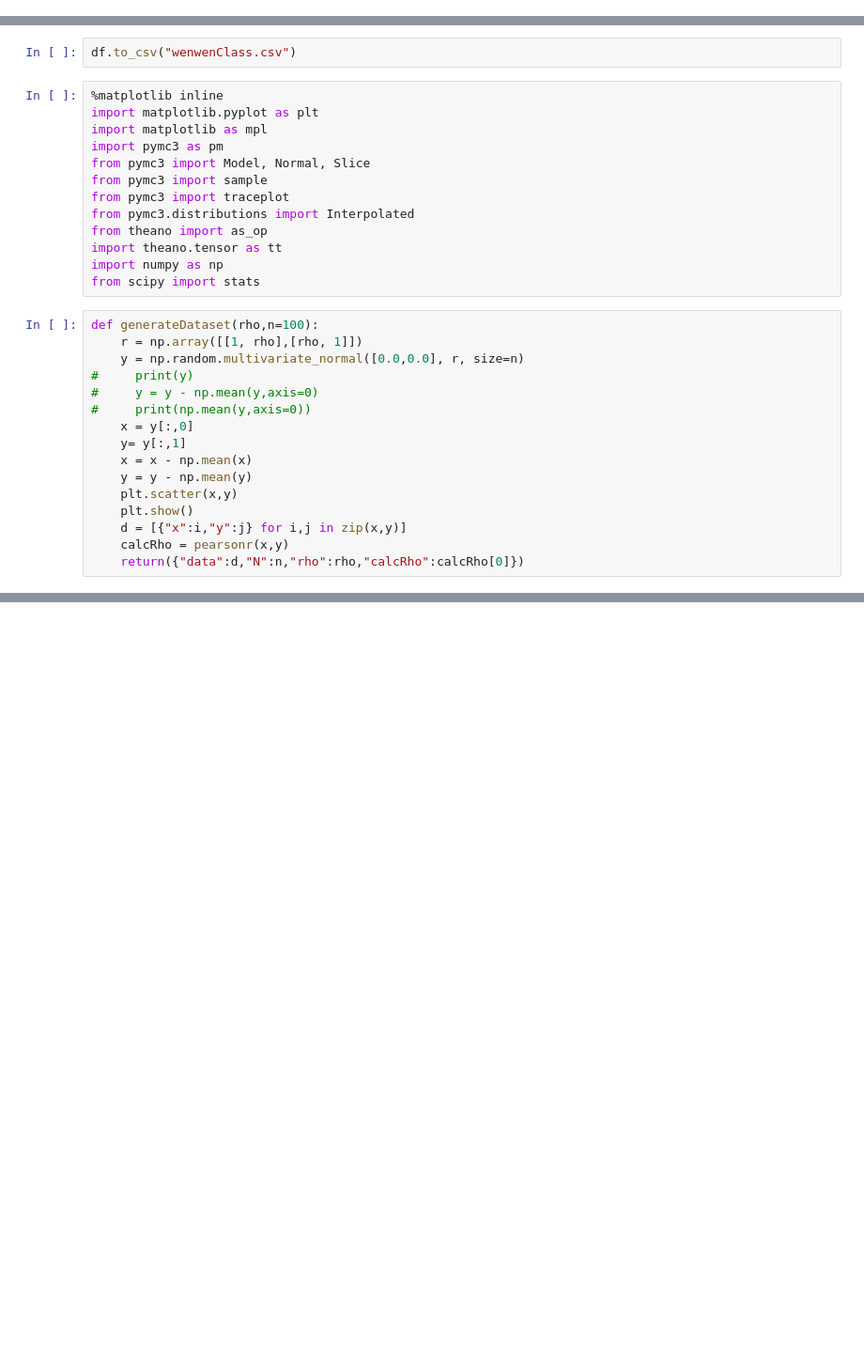
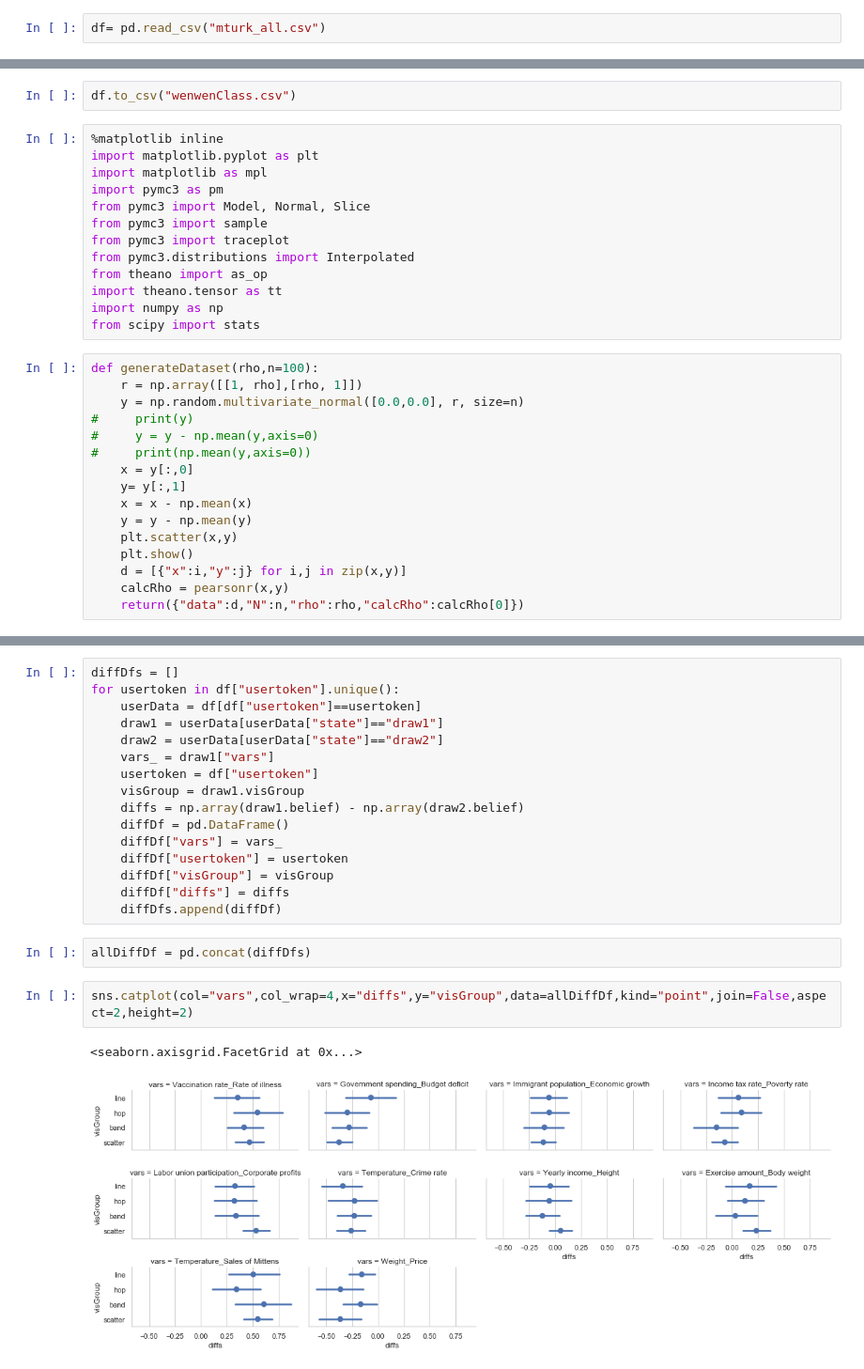
Before and after one commit to alireza116/newconfbias, a Jupyter notebook: analysis/analysis.ipynb, the cells around one changed output, grey strips where cells are left out. Shown at 94% size. Saved outputs shown, nothing was run; the diff lists cells and outputs as text; blank space fills up the shorter version.

Commit message:
with data extraction code

```diff
--- a/analysis/analysis.ipynb
+++ b/analysis/analysis.ipynb
@@ -119,0 +184,2 @@ df.head(20)
+# %%
+df= pd.read_csv("mturk_all.csv")
@@ -180,0 +272,23 @@ trace
+# %%
+diffDfs = []
+for usertoken in df["usertoken"].unique():
+    userData = df[df["usertoken"]==usertoken]
+    draw1 = userData[userData["state"]=="draw1"]
+    draw2 = userData[userData["state"]=="draw2"]
+    vars_ = draw1["vars"]
+    usertoken = df["usertoken"]
+    visGroup = draw1.visGroup
+    diffs = np.array(draw1.belief) - np.array(draw2.belief)
+    diffDf = pd.DataFrame()
+    diffDf["vars"] = vars_
+    diffDf["usertoken"] = usertoken
+    diffDf["visGroup"] = visGroup
+    diffDf["diffs"] = diffs
+    diffDfs.append(diffDf)
+# %%
+allDiffDf = pd.concat(diffDfs)
+# %%
+sns.catplot(col="vars",col_wrap=4,x="diffs",y="visGroup",data=allDiffDf,kind="point",join=False,aspect=2,height=2)
+# %% [output]
+<seaborn.axisgrid.FacetGrid at 0x...>
+[figure, added]
```
Also changed, not shown: parts of 28 cells of this notebook, 9 other files.
